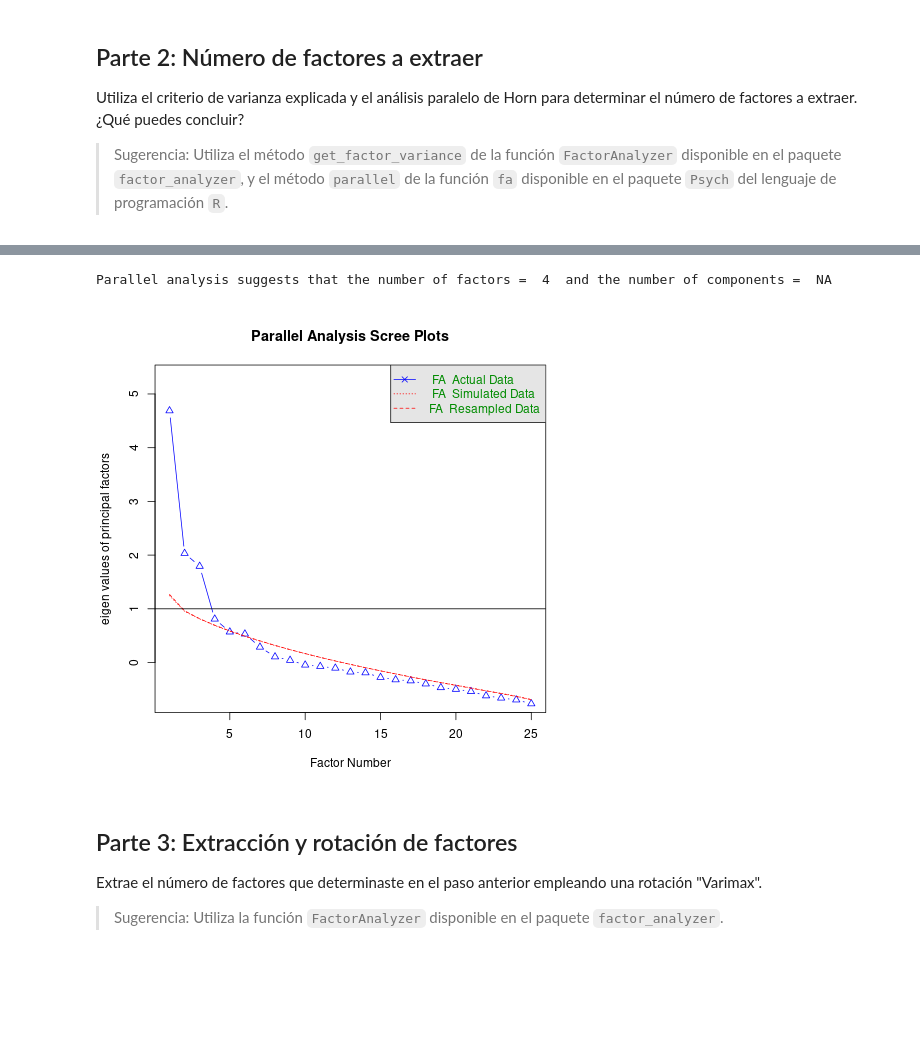
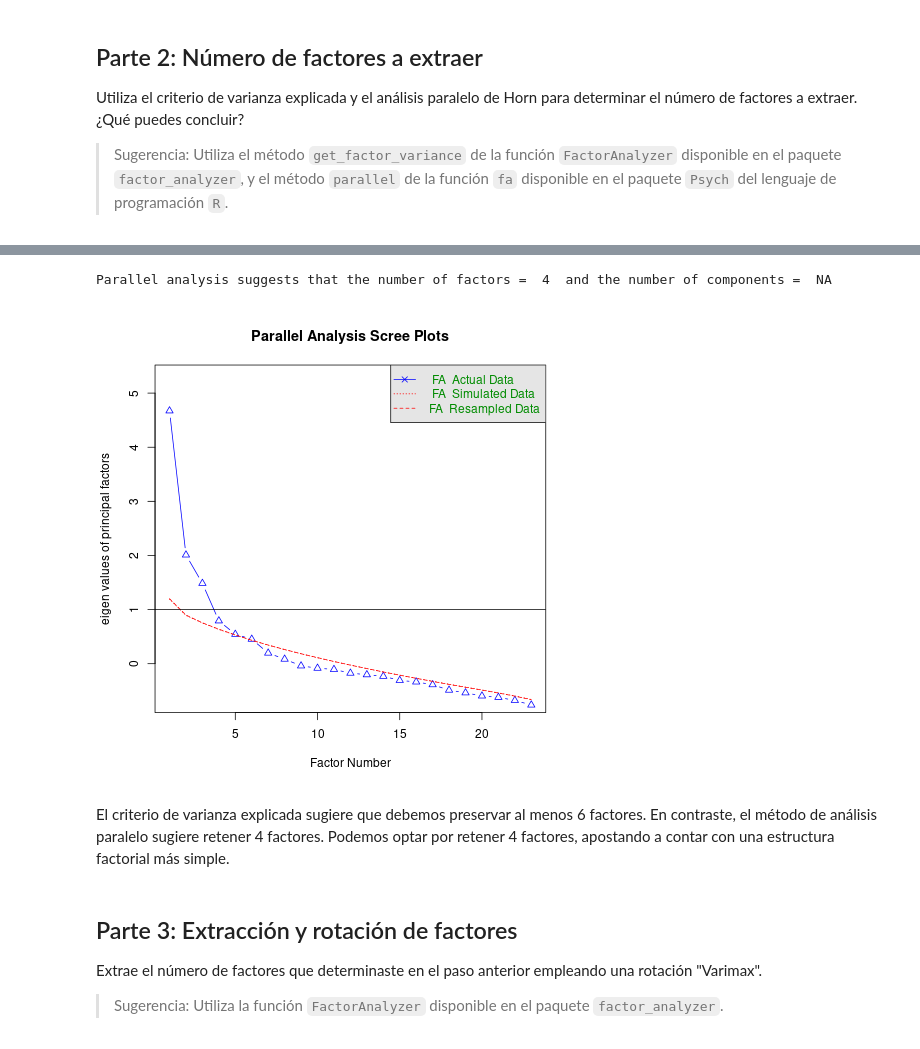
Before and after one commit to renatoparedes/EstadisticaYPsicologiaMatematica, a Jupyter notebook: AFE/Solucionario_AnalisisFactorialExploratorio.ipynb, the cells around one changed output, grey strips where cells are left out. Cells and saved outputs as stored; diff of their text form; code cells hidden in the pictures; blank space fills up the shorter version.

```diff
--- a/AFE/Solucionario_AnalisisFactorialExploratorio.ipynb
+++ b/AFE/Solucionario_AnalisisFactorialExploratorio.ipynb
@@ -60,0 +78,3 @@ MSA individual:  [0.5709457  0.62590572 0.68323005 0.58301983 0.63961116 0.61281
+# %%
+scaled_df = scaled_df.drop(['s21','s25'], axis=1)
+scaled_df
@@ -87,16 +124,19 @@ df_var
 # %%
 %%R
 library(foreign)
 library(psych)
 
 # Cargamos los datos en el entorno R
 dat <- read.spss("smoke.sav", to.data.frame = TRUE)
+dat <- subset (dat, select = -c(21,25))
 
 # Escribe tu respuesta aquí
 parallel <- fa.parallel(dat, n.iter=1000, fa="fa")
 # %% [output]
 Parallel analysis suggests that the number of factors =  4  and the number of components =  NA
-[figure, old version]
+[figure, new version]
+# %% [markdown]
+El criterio de varianza explicada sugiere que debemos preservar al menos 6 factores. En contraste, el método de análisis paralelo sugiere retener 4 factores. Podemos optar por retener 4 factores, apostando a contar con una estructura factorial más simple.
 # %% [markdown]
 ## Parte 3: Extracción y rotación de factores
 
```
Also changed, not shown: parts of 25 cells of this notebook, 1 other file.
